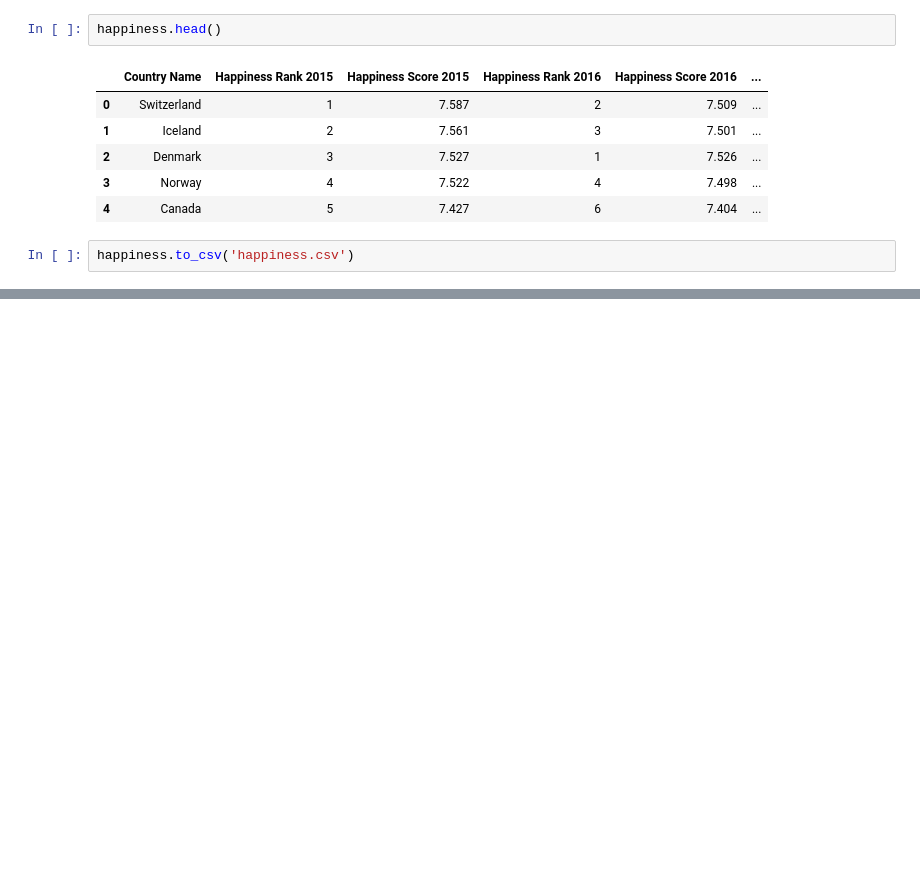
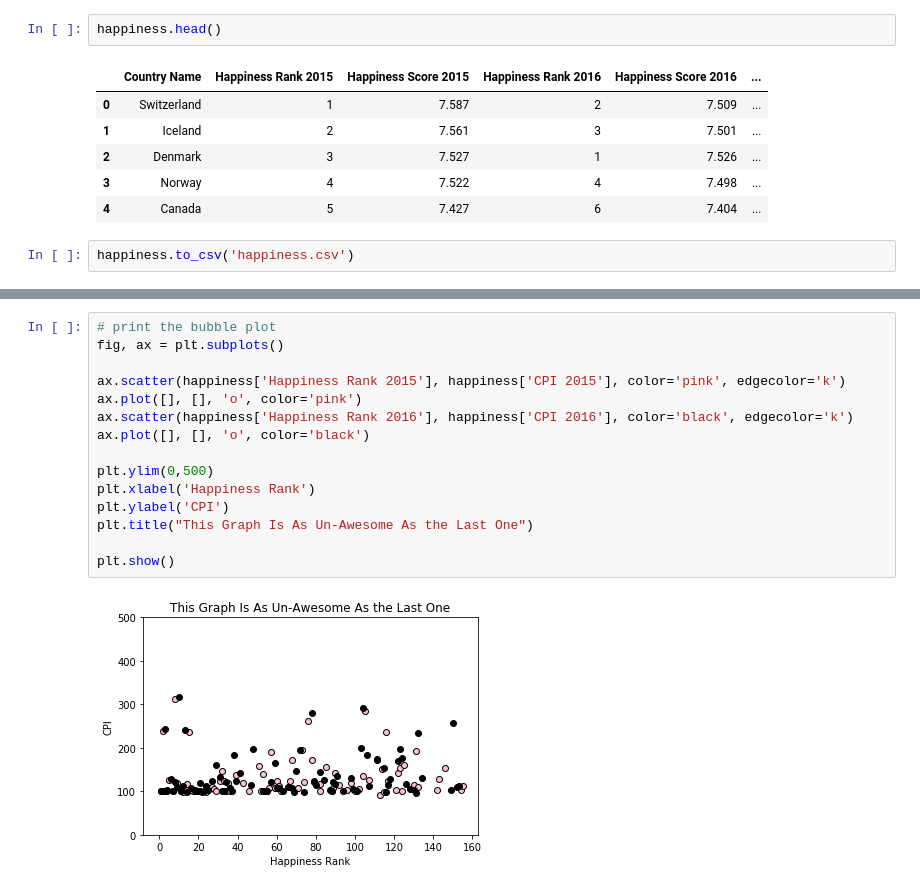
Before and after one commit to vietti09/branch_test, a Jupyter notebook: GDP.ipynb, the cells around one changed output, grey strips where cells are left out. Drawn from its saved outputs; the diff is of its cells as text; blank space fills up the shorter version.

```diff
--- a/GDP.ipynb
+++ b/GDP.ipynb
@@ -273,0 +291,17 @@ happiness.to_csv('happiness.csv')
+# %%
+# print the bubble plot
+fig, ax = plt.subplots()
+
+ax.scatter(happiness['Happiness Rank 2015'], happiness['CPI 2015'], color='pink', edgecolor='k')
+ax.plot([], [], 'o', color='pink')
+ax.scatter(happiness['Happiness Rank 2016'], happiness['CPI 2016'], color='black', edgecolor='k')
+ax.plot([], [], 'o', color='black')
+
+plt.ylim(0,500)
+plt.xlabel('Happiness Rank')
+plt.ylabel('CPI')
+plt.title("This Graph Is As Un-Awesome As the Last One")
+
+plt.show()
+# %% [output]
+[figure, added]
```
Also changed, not shown: parts of 6 cells of this notebook, 1 other file.
